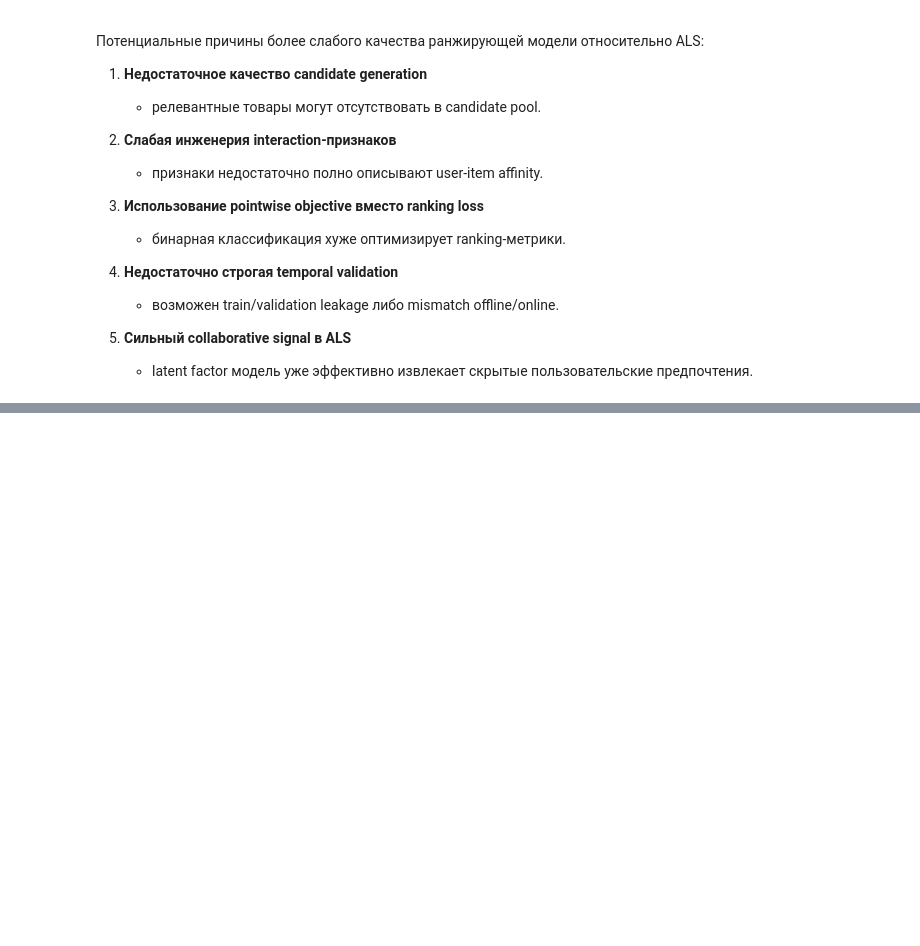
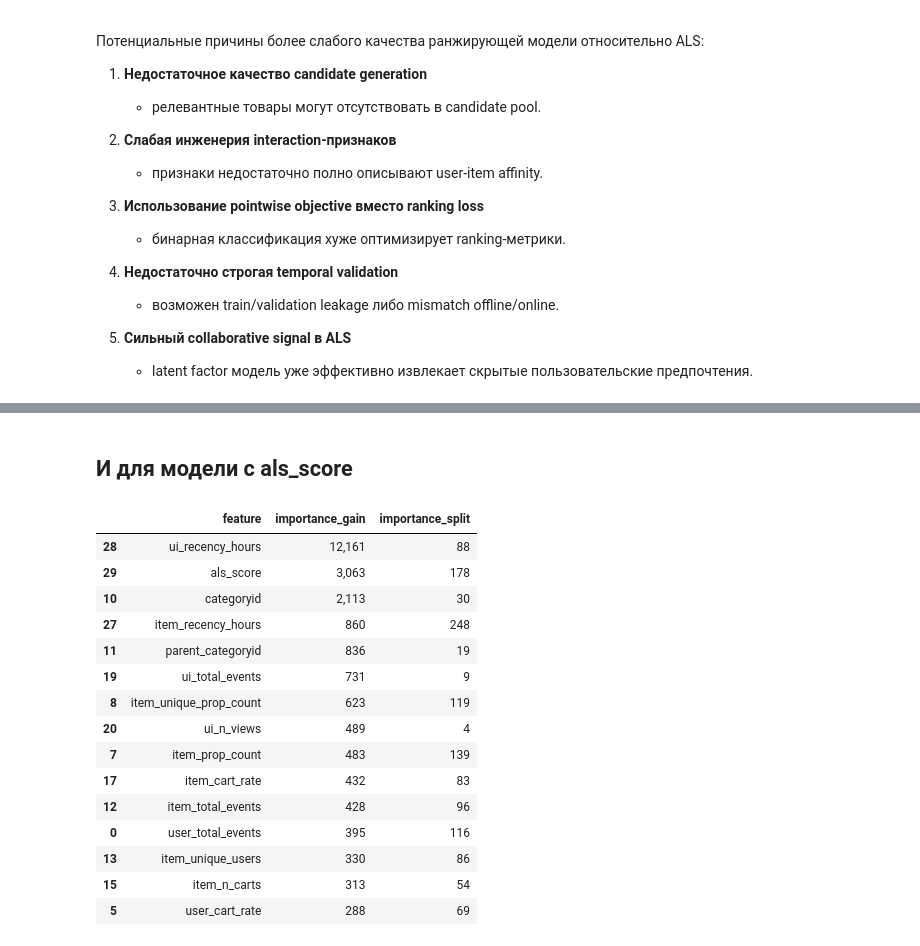
Before and after one commit to Manaam9/ecommerce-recsys, a Jupyter notebook: notebooks/02_modeling.ipynb, the cells around one changed output, grey strips where cells are left out. Saved outputs shown, nothing was run; the diff lists cells and outputs as text; code cells hidden in the pictures; blank space fills up the shorter version.

```diff
--- a/notebooks/02_modeling.ipynb
+++ b/notebooks/02_modeling.ipynb
@@ -2375,0 +3899,21 @@ with mlflow.start_run(run_name="lightgbm_ranker"):
+# %% [markdown]
+## И для модели с als_score
+# %%
+ablation_runs["with_als_score"]["importance_df"].head(15)
+# %% [output]
+|  | feature | importance_gain | importance_split |
+| 28 | ui_recency_hours | 12,161 | 88 |
+| 29 | als_score | 3,063 | 178 |
+| 10 | categoryid | 2,113 | 30 |
+| 27 | item_recency_hours | 860 | 248 |
+| 11 | parent_categoryid | 836 | 19 |
+| 19 | ui_total_events | 731 | 9 |
+| 8 | item_unique_prop_count | 623 | 119 |
+| 20 | ui_n_views | 489 | 4 |
+| 7 | item_prop_count | 483 | 139 |
+| 17 | item_cart_rate | 432 | 83 |
+| 12 | item_total_events | 428 | 96 |
+| 0 | user_total_events | 395 | 116 |
+| 13 | item_unique_users | 330 | 86 |
+| 15 | item_n_carts | 313 | 54 |
+| 5 | user_cart_rate | 288 | 69 |
```
Also changed, not shown: parts of 55 cells of this notebook.
